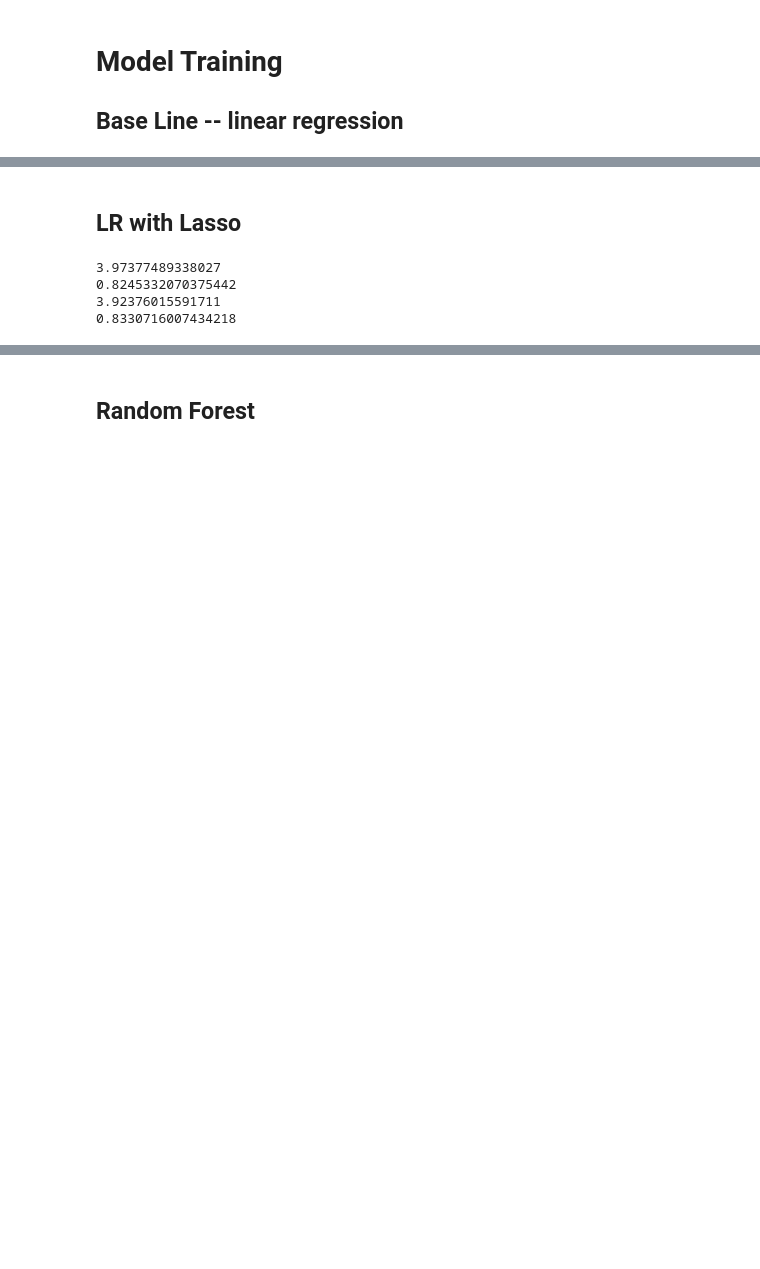
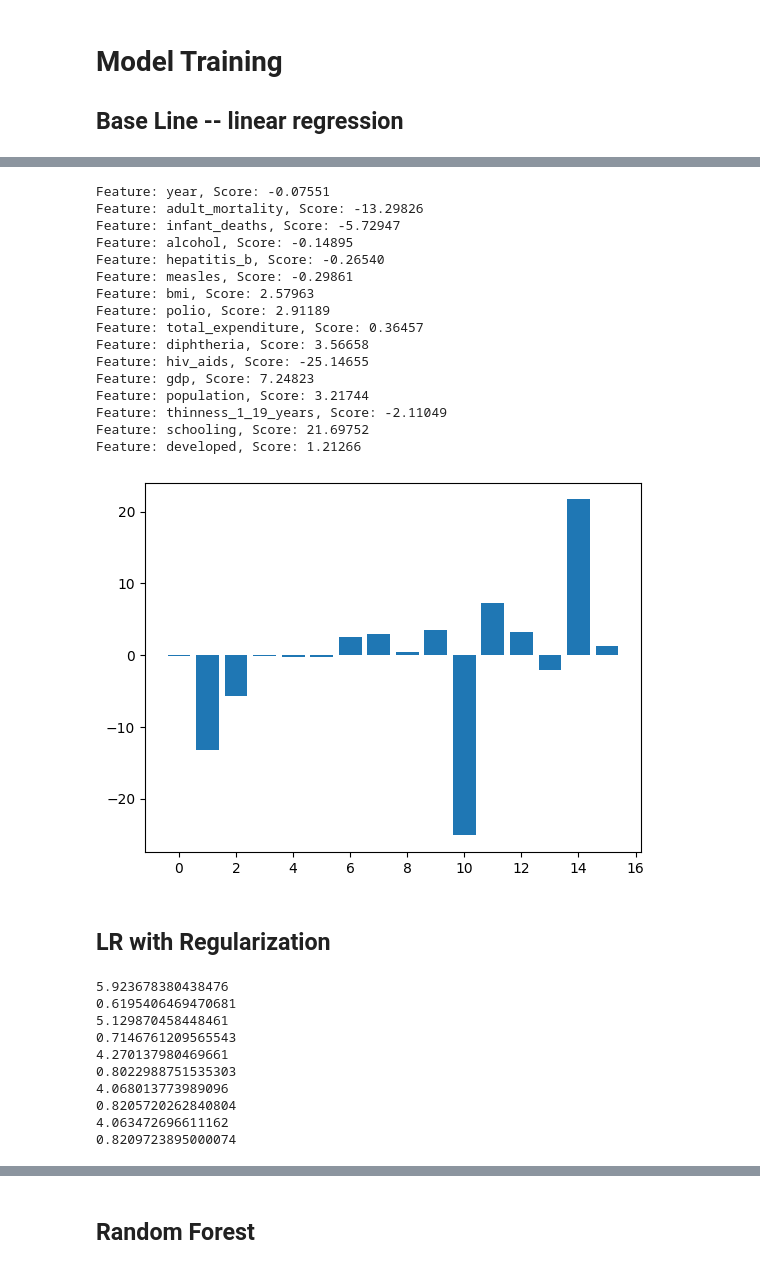
Before and after one commit to yunjiewu777/CS334, a Jupyter notebook: preprocessing.ipynb, the cells around one changed output, grey strips where cells are left out. Drawn from its saved outputs; the diff is of its cells as text; code cells hidden in the pictures; blank space fills up the shorter version.

Commit message:
Hyperparameter Tuning & Feature Importance

```diff
--- a/preprocessing.ipynb
+++ b/preprocessing.ipynb
@@ -193,27 +194,53 @@ print(a)
+# %%
+from matplotlib import pyplot
+# get importance
+importance = regr.coef_
+# summarize feature importance
+for i,v in enumerate(importance):
+ print('Feature: %s, Score: %.5f' % (col[i],v))
+# plot feature importance
+pyplot.bar([x for x in range(len(importance))], importance)
+pyplot.show()
+# %% [output]
+Feature: year, Score: -0.07551
+Feature: adult_mortality, Score: -13.29826
+Feature: infant_deaths, Score: -5.72947
+Feature: alcohol, Score: -0.14895
+Feature: hepatitis_b, Score: -0.26540
+Feature: measles, Score: -0.29861
+Feature: bmi, Score: 2.57963
+Feature: polio, Score: 2.91189
+Feature: total_expenditure, Score: 0.36457
+Feature: diphtheria, Score: 3.56658
+Feature: hiv_aids, Score: -25.14655
+Feature: gdp, Score: 7.24823
+Feature: population, Score: 3.21744
+Feature: thinness_1_19_years, Score: -2.11049
+Feature: schooling, Score: 21.69752
+Feature: developed, Score: 1.21266
+[figure, added]
 # %% [markdown]
-## LR with Lasso
+## LR with Regularization
 # %%
 from sklearn import linear_model
 
+for i in [0.5, 0.3, 0.1, 0.01, 0.001]:
+    regr = linear_model.Lasso(alpha=i).fit(x_train, y_train["life_expectancy"])
+    # regr = linear_model.Ridge(alpha=i).fit(x_train, y_train["life_expectancy"])
 
-
-# clf = linear_model.Lasso(alpha=0.1).fit(x_train, y_train["life_expectancy"])
-regr = linear_model.Ridge(alpha=1).fit(x_train, y_train["life_expectancy"])
-
-yHat = regr.predict(x_train)
-a = mean_squared_error(y_train["life_expectancy"], yHat)**(0.5)
-print(a)
-a = r2_score(y_train["life_expectancy"], yHat)
-print(a)
-
-
-yHat = regr.predict(x_test)
-a = mean_squared_error(y_test["life_expectancy"], yHat)**(0.5)
-print(a)
-a = r2_score(y_test["life_expectancy"], yHat)
-print(a)
+    yHat = regr.predict(x_test)
+    a = mean_squared_error(y_test["life_expectancy"], yHat)**(0.5)
+    print(a)
+    a = r2_score(y_test["life_expectancy"], yHat)
+    print(a)
 # %% [output]
-3.97377489338027
-0.8245332070375442
-3.92376015591711
-0.8330716007434218
+5.923678380438476
+0.6195406469470681
+5.129870458448461
+0.7146761209565543
+4.270137980469661
+0.8022988751535303
+4.068013773989096
+0.8205720262840804
+4.063472696611162
+0.8209723895000074
```
Also changed, not shown: parts of 18 cells of this notebook.
